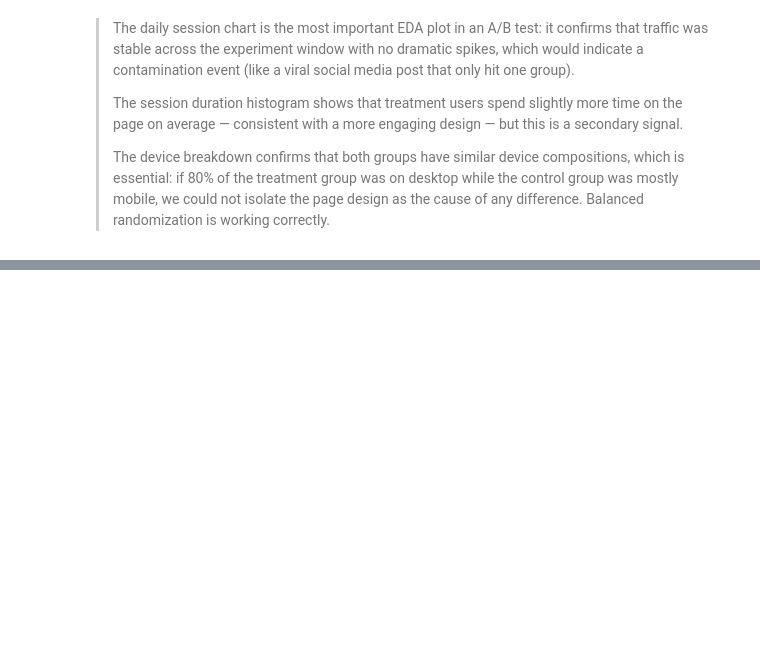
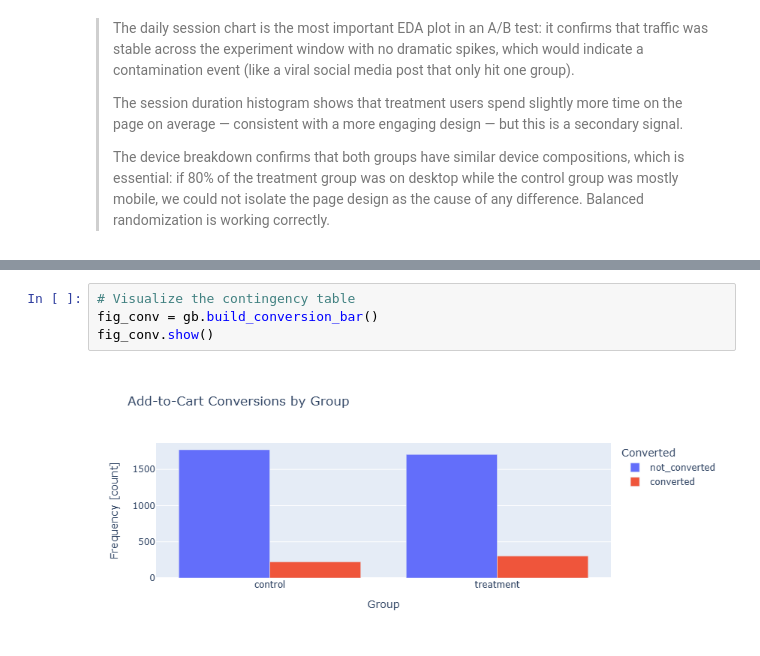
Before and after one commit to AJ-MH/Data-Science-Machine-Learning, a Jupyter notebook: ab-testing-ecommerce/ab_testing_ecommerce.ipynb, the cells around one changed output, grey strips where cells are left out. Saved outputs shown, nothing was run; the diff lists cells and outputs as text; blank space fills up the shorter version.

```diff
--- a/ab-testing-ecommerce/ab_testing_ecommerce.ipynb
+++ b/ab-testing-ecommerce/ab_testing_ecommerce.ipynb
@@ -178,0 +260,6 @@ Mean session stats per group:
+# %%
+# Visualize the contingency table
+fig_conv = gb.build_conversion_bar()
+fig_conv.show()
+# %% [output]
+[figure, added]
```
Also changed, not shown: parts of 11 cells of this notebook, 1 other file.
